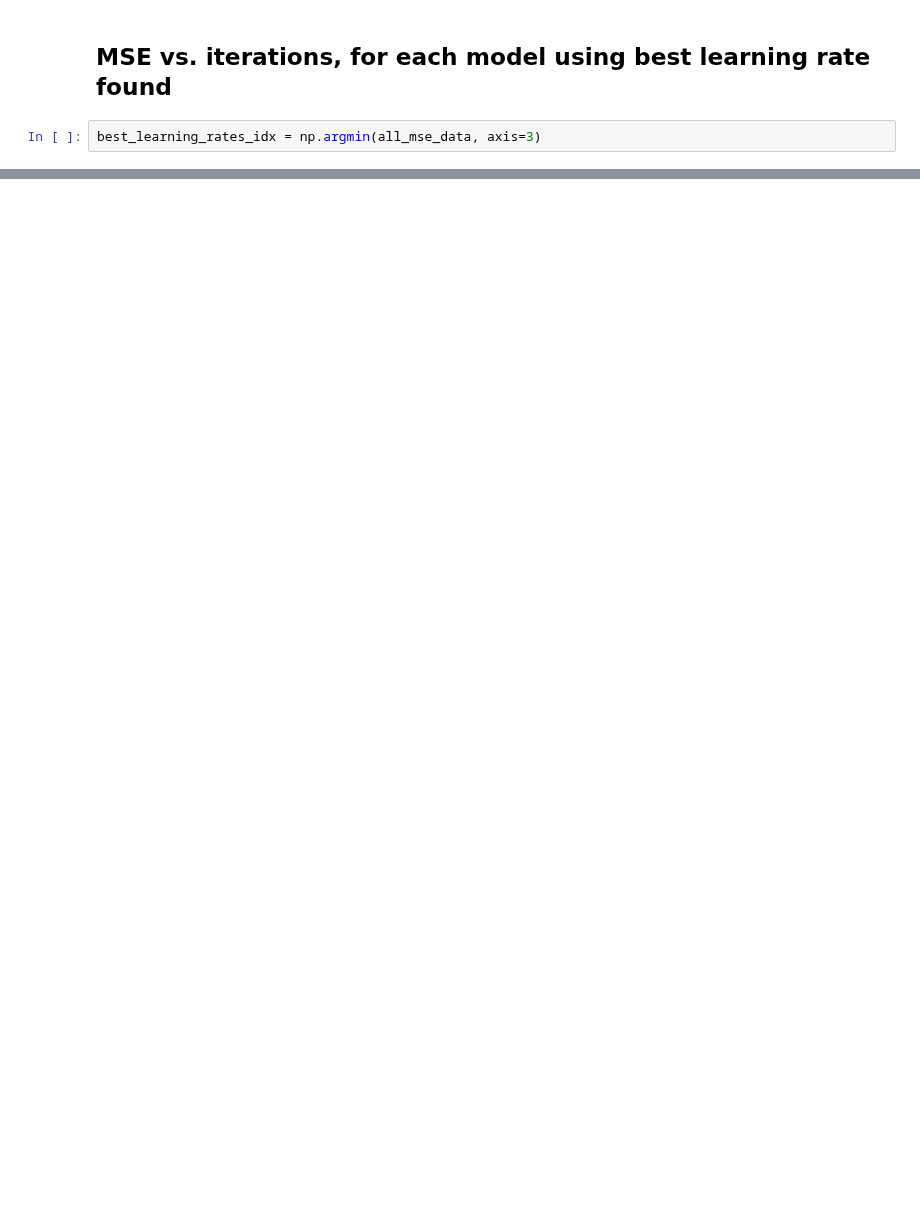
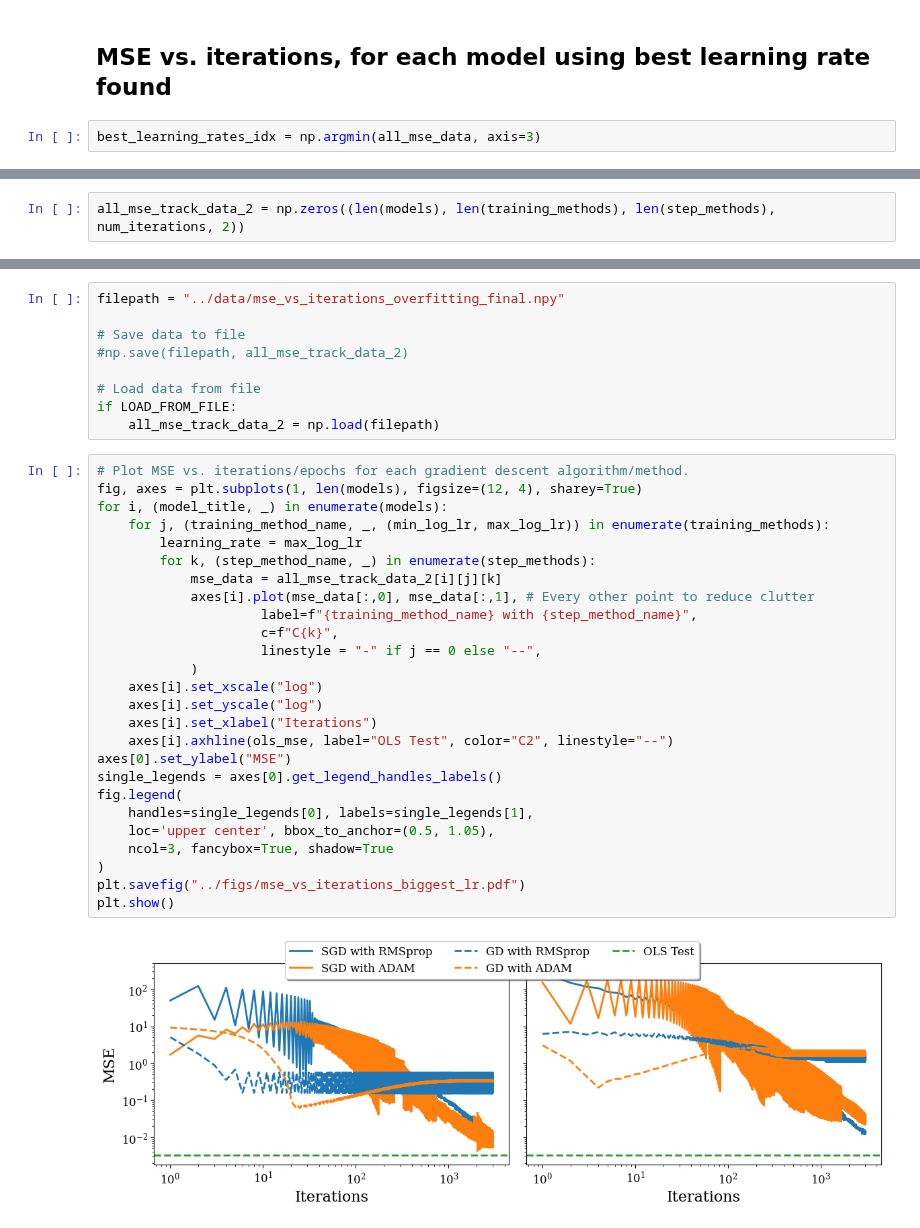
Before and after one commit to HeineEH/FYS-STK3155_Project2, a Jupyter notebook: code/exercise_2b.ipynb, the cells around one changed output, grey strips where cells are left out. Cells and saved outputs as stored; diff of their text form; blank space fills up the shorter version.

```diff
--- a/code/exercise_2b.ipynb
+++ b/code/exercise_2b.ipynb
@@ -328,0 +364,2 @@ plt.show()
+# %%
+all_mse_track_data_2 = np.zeros((len(models), len(training_methods), len(step_methods), num_iterations, 2))
@@ -328,0 +396,37 @@ plt.show()
+# %%
+filepath = "../data/mse_vs_iterations_overfitting_final.npy"
+
+# Save data to file
+#np.save(filepath, all_mse_track_data_2)
+
+# Load data from file
+if LOAD_FROM_FILE:
+    all_mse_track_data_2 = np.load(filepath)
+# %%
+# Plot MSE vs. iterations/epochs for each gradient descent algorithm/method.
+fig, axes = plt.subplots(1, len(models), figsize=(12, 4), sharey=True)
+for i, (model_title, _) in enumerate(models):
+    for j, (training_method_name, _, (min_log_lr, max_log_lr)) in enumerate(training_methods):
+        learning_rate = max_log_lr
+        for k, (step_method_name, _) in enumerate(step_methods):
+            mse_data = all_mse_track_data_2[i][j][k]
+            axes[i].plot(mse_data[:,0], mse_data[:,1], # Every other point to reduce clutter
+                     label=f"{training_method_name} with {step_method_name}",
+                     c=f"C{k}",
+                     linestyle = "-" if j == 0 else "--",
+            )
+    axes[i].set_xscale("log")
+    axes[i].set_yscale("log")
+    axes[i].set_xlabel("Iterations")
+    axes[i].axhline(ols_mse, label="OLS Test", color="C2", linestyle="--")
+axes[0].set_ylabel("MSE")
+single_legends = axes[0].get_legend_handles_labels()
+fig.legend(
+    handles=single_legends[0], labels=single_legends[1],
+    loc='upper center', bbox_to_anchor=(0.5, 1.05),
+    ncol=3, fancybox=True, shadow=True
+)
+plt.savefig("../figs/mse_vs_iterations_biggest_lr.pdf")
+plt.show()
+# %% [output]
+[figure, added]
```
Also changed, not shown: parts of 19 cells of this notebook, 24 other files.
